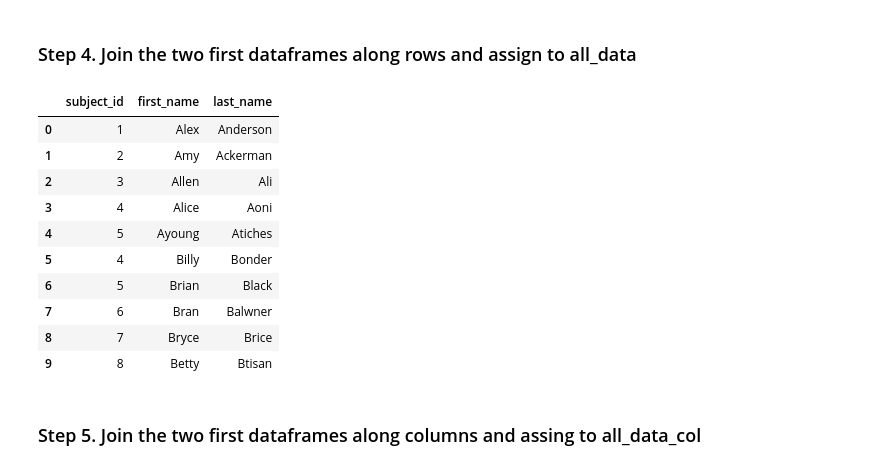
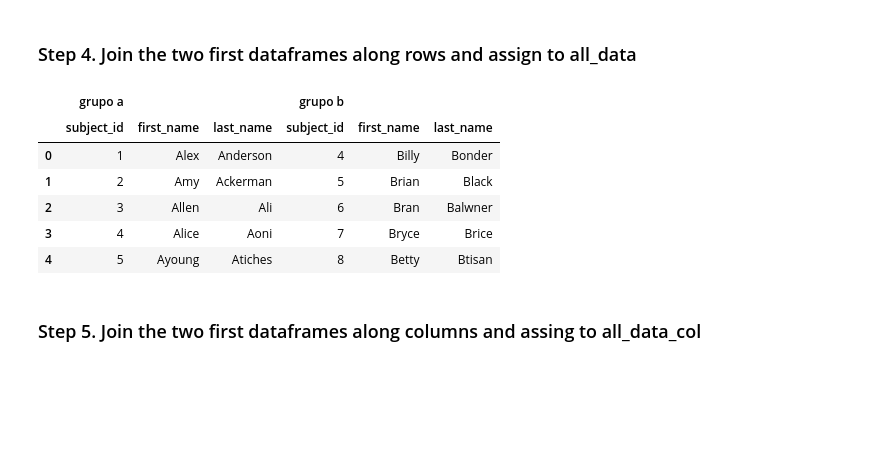
Before and after one commit to GeraFabiKu/2026-10-BILBAO-FT-Data-Science, a Jupyter notebook: 2-Data_Analysis/2-Pandas/Practica/5-Fictitious_Names/Fictitious_names - Fabiano.ipynb, the cells around one changed output. Saved outputs shown, nothing was run; the diff lists cells and outputs as text; code cells hidden in the pictures; blank space fills up the shorter version.

```diff
--- a/2-Data_Analysis/2-Pandas/Practica/5-Fictitious_Names/Fictitious_names - Fabiano.ipynb
+++ b/2-Data_Analysis/2-Pandas/Practica/5-Fictitious_Names/Fictitious_names - Fabiano.ipynb
@@ -63,21 +63,20 @@ data3
 | 9 | 11 | 16 |
 # %% [markdown]
 ### Step 4. Join the two first dataframes along rows and assign to all_data
-# %%
-all_data = pd.concat([data1, data2], axis=0, ignore_index=True)
-all_data
-# %% [output]
-|  | subject_id | first_name | last_name |
-| 0 | 1 | Alex | Anderson |
-| 1 | 2 | Amy | Ackerman |
-| 2 | 3 | Allen | Ali |
-| 3 | 4 | Alice | Aoni |
-| 4 | 5 | Ayoung | Atiches |
-| 5 | 4 | Billy | Bonder |
-| 6 | 5 | Brian | Black |
-| 7 | 6 | Bran | Balwner |
-| 8 | 7 | Bryce | Brice |
-| 9 | 8 | Betty | Btisan |
+# %%
+all_data = pd.concat([data1, data2],
+                     axis=1,
+                     #ignore_index=True,
+                     keys=["grupo a", "grupo b"])  #se puede hacer multiindice para poner grupo a (1 2 ) y grupo b (4 5 ) por ejemplo
+all_data
+# %% [output]
+|  | grupo a |  |  | grupo b |  |  |
+|  | subject_id | first_name | last_name | subject_id | first_name | last_name |
+| 0 | 1 | Alex | Anderson | 4 | Billy | Bonder |
+| 1 | 2 | Amy | Ackerman | 5 | Brian | Black |
+| 2 | 3 | Allen | Ali | 6 | Bran | Balwner |
+| 3 | 4 | Alice | Aoni | 7 | Bryce | Brice |
+| 4 | 5 | Ayoung | Atiches | 8 | Betty | Btisan |
 # %% [markdown]
 ### Step 5. Join the two first dataframes along columns and assing to all_data_col
 # %% [markdown]
```
Also changed, not shown: parts of 2 cells of this notebook, 14 other files.
